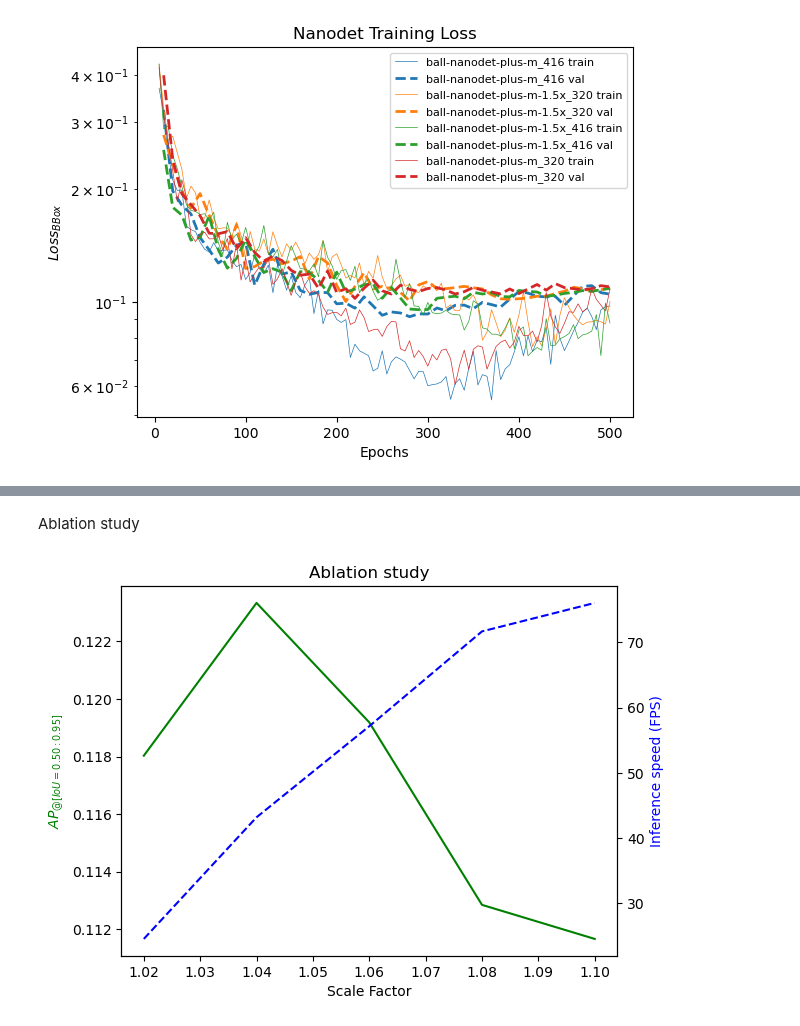
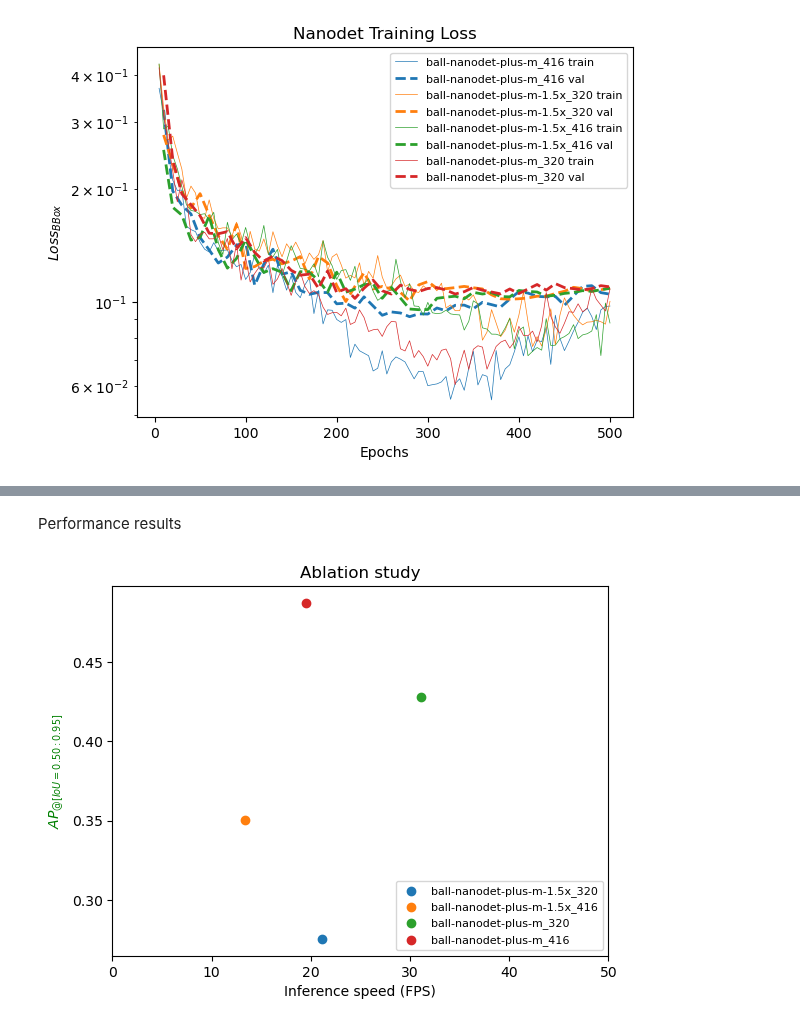
Before and after one commit to 262882/msc_detector_evaluation, a Jupyter notebook: notebook/nanodet_tune.ipynb, the cells around one changed output, grey strips where cells are left out. Drawn from its saved outputs; the diff is of its cells as text; code cells hidden in the pictures.

Commit message:
Evaluate nanodet training

```diff
--- a/notebook/nanodet_tune.ipynb
+++ b/notebook/nanodet_tune.ipynb
@@ -122,37 +43,28 @@ plt.show()
-# %% [markdown]
-Ablation study
-# %%
-%%capture
-scales = np.linspace(1, 1.1, 6)[1:]
-speed_scores = np.zeros(scales.shape[0])
-speed_lats = np.zeros(scales.shape[0])
-chosen_model = '../models/vj/ballcascade_10_0.35.xml'
-dataset = "../data/coco_validation_sml_01_False_matchdrill/"
-result_dir = "./"
-
-for i, scale in enumerate(scales):
-    evaluate_model = [[chosen_model, cascade_classifier, {"scale_factor":scale, "min_neighbours":2}]]
-    evaluate_dataset = [dataset]
-    myevaluatemodels(evaluate_model, evaluate_dataset, result_dir, verbose=False)
-    result_name = chosen_model[13:-4]+'_stats.json'
-    with open(result_name, 'r') as input_file:
-        result_dict = json.load(input_file)
-    speed_scores[i] = result_dict[chosen_model[13:-4]][dataset[8:-1]]['AP_{@[IoU=0.50:0.95]-all}']
-    speed_lats[i] = result_dict[chosen_model[13:-4]][dataset[8:-1]]['latency']
-
-os.remove(result_name)
-# %%
-fig, ax1 = plt.subplots()
-plt.title("Ablation study")
-
-ax2 = ax1.twinx()
-ax1.plot(scales, speed_scores, 'g-')
-ax2.plot(scales, speed_lats, 'b--')
-
-ax1.set_xlabel('Scale Factor')
-ax1.set_ylabel('$' + 'AP_{@[IoU=0.50:0.95]}' + '$', color='g')
-ax2.set_ylabel('Inference speed (FPS)', color='b')
-
-plt.show()
-# %% [output]
-[figure, removed]
+# %% [markdown]
+Performance results
+# %%
+location = '../results/train_nanodet/'
+dataset = 'coco_validation_sml_01_False_matchdrill'
+load_dirs = glob.glob(os.path.join(location,'*.json'))
+names = [strng[len(location):-11] for strng in load_dirs]
+model_score = []
+model_lats = []
+
+for i, path in enumerate(load_dirs):
+    with open(path, 'r') as input_file:
+        result_dict = json.load(input_file)
+    model_score.append(result_dict[names[i]][dataset]['AP_{@[IoU=0.50:0.95]-all}'])
+    model_lats.append(result_dict[names[i]][dataset]['latency'])
+# %%
+for i, name in enumerate(names):
+    plt.scatter(model_lats[i], model_score[i])
+
+plt.title("Ablation study")
+plt.legend(names, loc="lower right", fontsize="8", ncol=1)
+plt.xlabel('Inference speed (FPS)')
+plt.xlim([0, 50])
+plt.ylabel('$' + 'AP_{@[IoU=0.50:0.95]}' + '$', color='g')
+
+plt.show()
+# %% [output]
+[figure, added]
```
Also changed, not shown: parts of 11 cells of this notebook, 6 other files.
